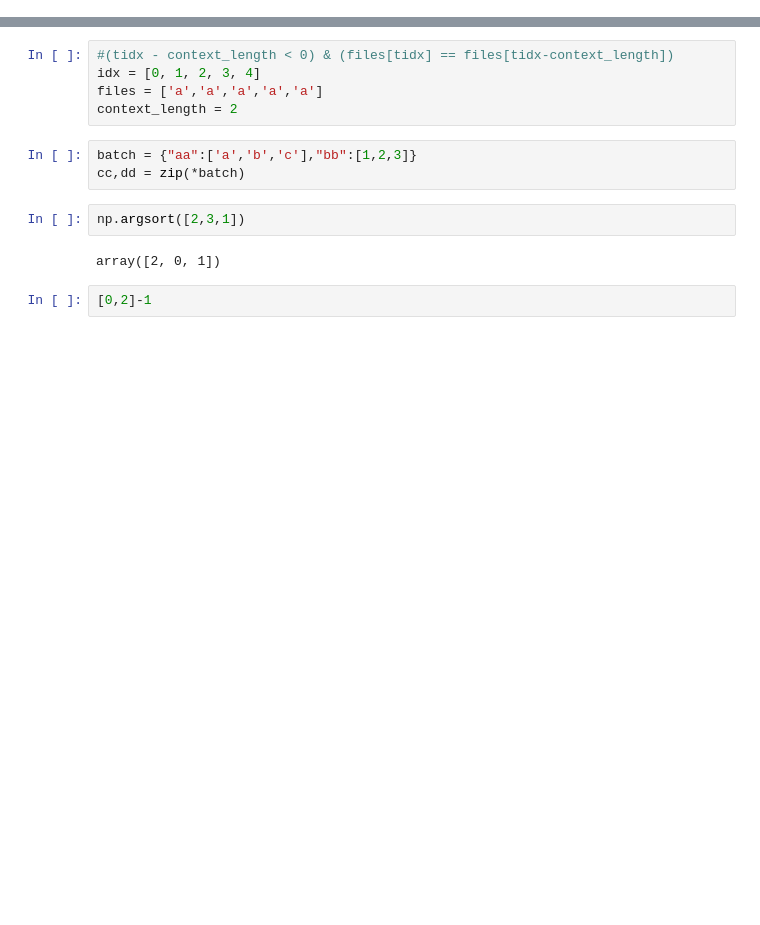
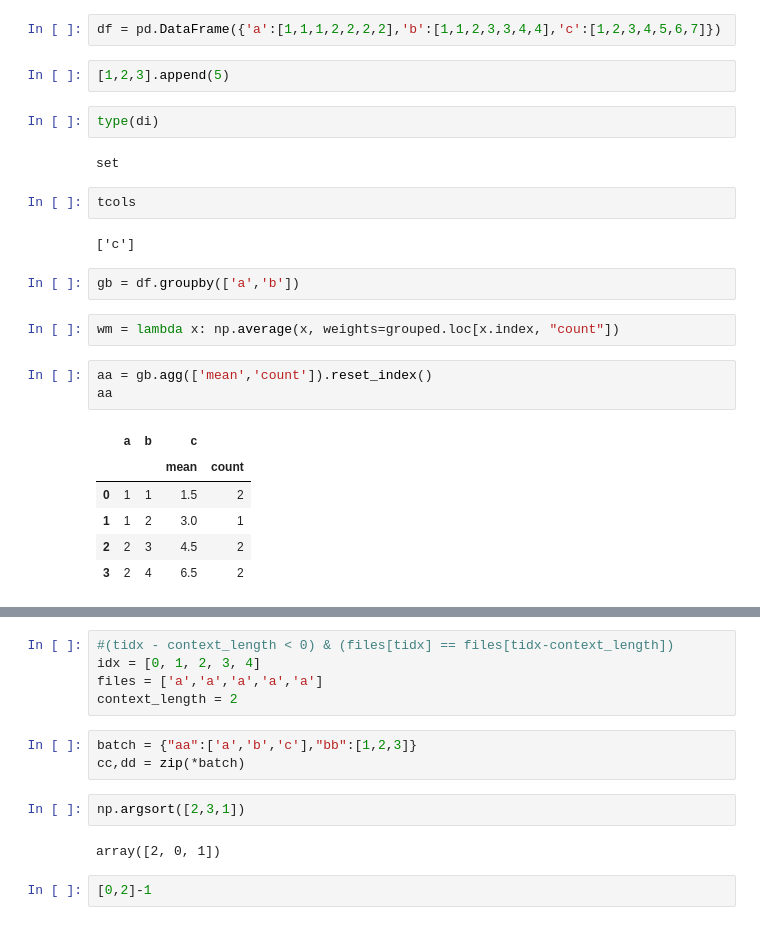
Before and after one commit to MPelland-programming/ProjetSupervise, a Jupyter notebook: test.ipynb, the cells around one changed output, grey strips where cells are left out. Cells and saved outputs as stored; diff of their text form; blank space fills up the shorter version.

Commit message:
Added weigthed means

```diff
--- a/test.ipynb
+++ b/test.ipynb
@@ -0,0 +32,26 @@
+# %%
+df = pd.DataFrame({'a':[1,1,1,2,2,2,2],'b':[1,1,2,3,3,4,4],'c':[1,2,3,4,5,6,7]})
+# %%
+[1,2,3].append(5)
+# %%
+type(di)
+# %% [output]
+set
+# %%
+tcols
+# %% [output]
+['c']
+# %%
+gb = df.groupby(['a','b'])
+# %%
+wm = lambda x: np.average(x, weights=grouped.loc[x.index, "count"])
+# %%
+aa = gb.agg(['mean','count']).reset_index()
+aa
+# %% [output]
+|  | a | b | c |  |
+|  |  |  | mean | count |
+| 0 | 1 | 1 | 1.5 | 2 |
+| 1 | 1 | 2 | 3.0 | 1 |
+| 2 | 2 | 3 | 4.5 | 2 |
+| 3 | 2 | 4 | 6.5 | 2 |
```
Also changed, not shown: parts of 8 cells of this notebook, 4 other files.
